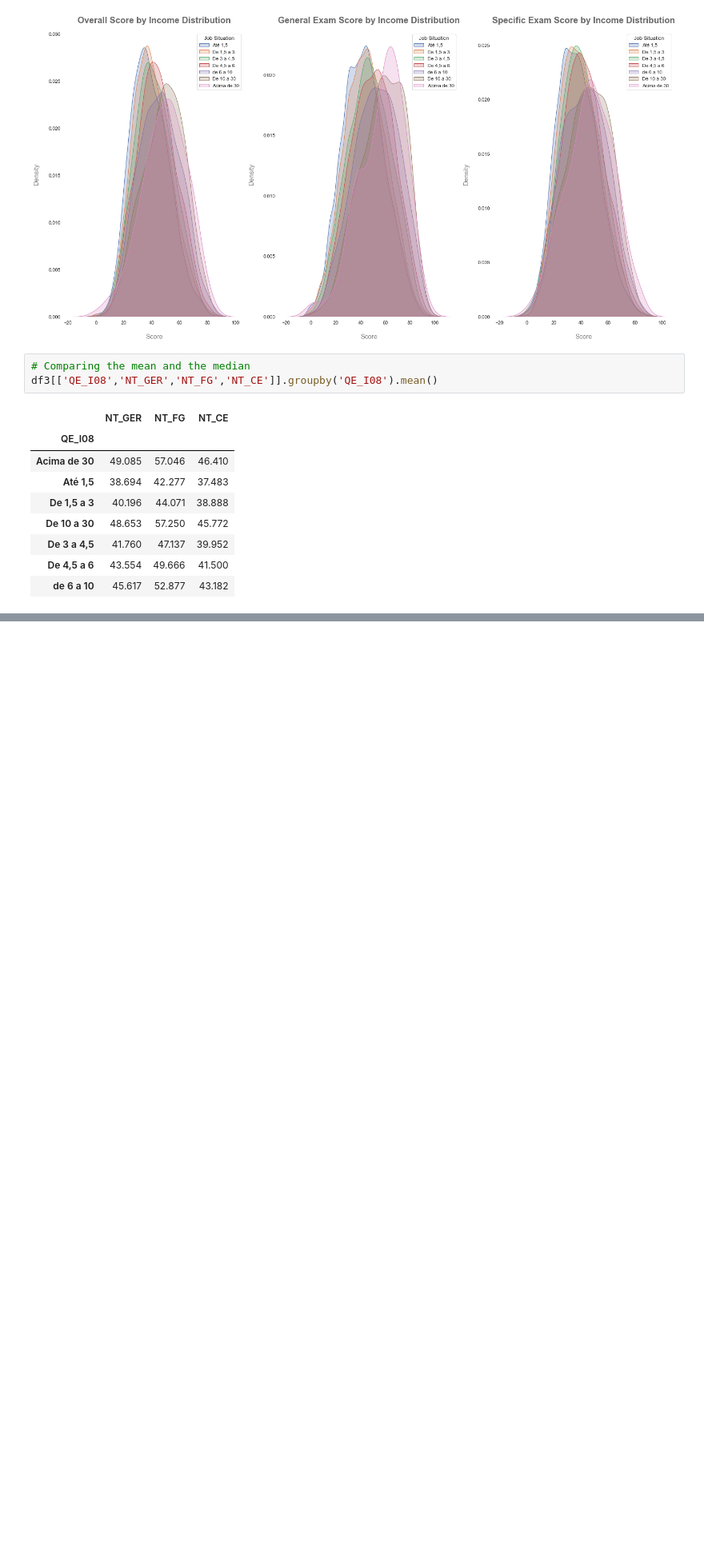
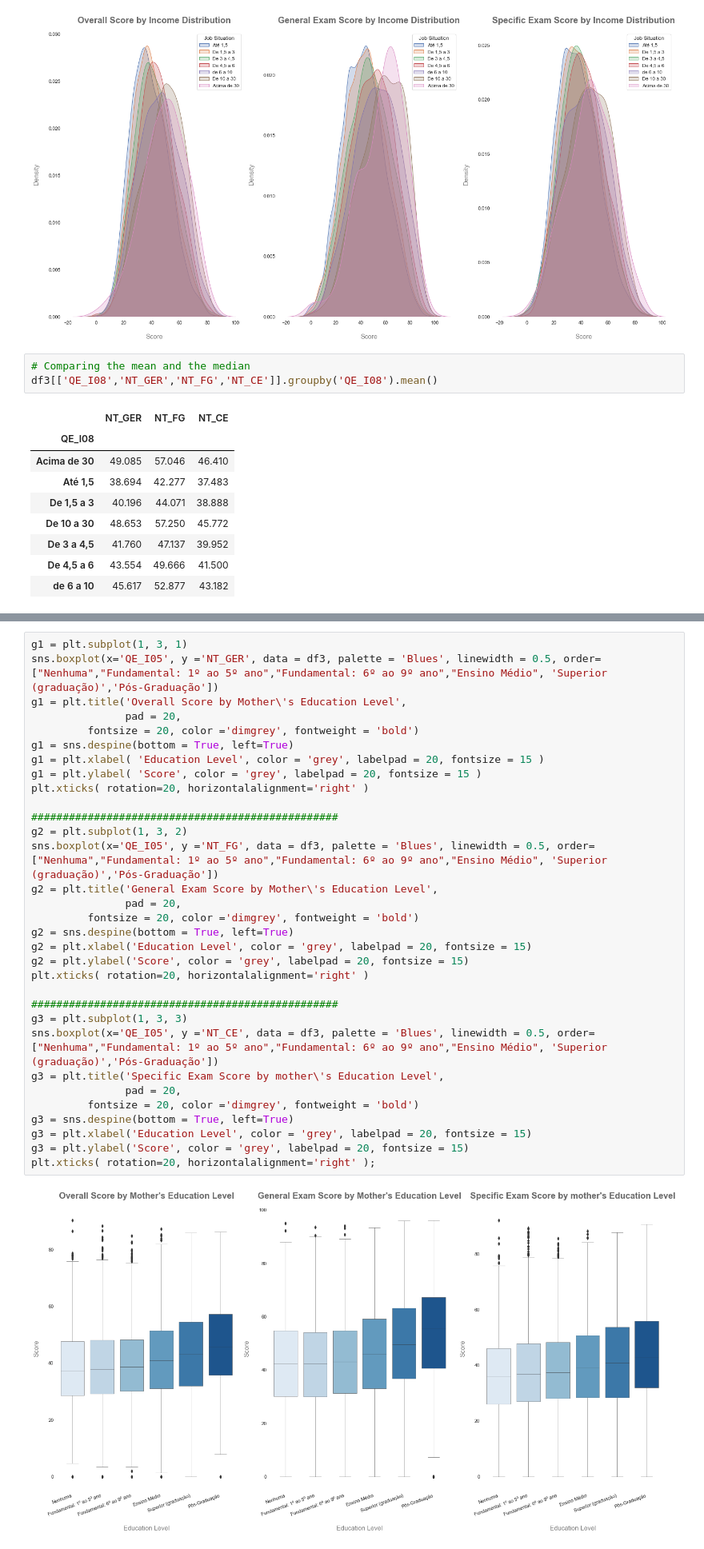
Before and after one commit to KattsonBastos/bahia_enade18_analysis, a Jupyter notebook: notebooks/v01_enade18.ipynb, the cells around one changed output, grey strips where cells are left out. Shown at 80% size. Saved outputs shown, nothing was run; the diff lists cells and outputs as text; blank space fills up the shorter version.

```diff
--- a/notebooks/v01_enade18.ipynb
+++ b/notebooks/v01_enade18.ipynb
@@ -1185,0 +1236,34 @@ df3[['QE_I08','NT_GER','NT_FG','NT_CE']].groupby('QE_I08').mean()
+# %%
+g1 = plt.subplot(1, 3, 1)
+sns.boxplot(x='QE_I05', y ='NT_GER', data = df3, palette = 'Blues', linewidth = 0.5, order=["Nenhuma","Fundamental: 1º ao 5º ano","Fundamental: 6º ao 9º ano","Ensino Médio", 'Superior (graduação)','Pós-Graduação'])
+g1 = plt.title('Overall Score by Mother\'s Education Level',
+               pad = 20,
+         fontsize = 20, color ='dimgrey', fontweight = 'bold')
+g1 = sns.despine(bottom = True, left=True)
+g1 = plt.xlabel( 'Education Level', color = 'grey', labelpad = 20, fontsize = 15 )
+g1 = plt.ylabel( 'Score', color = 'grey', labelpad = 20, fontsize = 15 )
+plt.xticks( rotation=20, horizontalalignment='right' )
+
+#################################################
+g2 = plt.subplot(1, 3, 2)
+sns.boxplot(x='QE_I05', y ='NT_FG', data = df3, palette = 'Blues', linewidth = 0.5, order=["Nenhuma","Fundamental: 1º ao 5º ano","Fundamental: 6º ao 9º ano","Ensino Médio", 'Superior (graduação)','Pós-Graduação'])
+g2 = plt.title('General Exam Score by Mother\'s Education Level',
+               pad = 20,
+         fontsize = 20, color ='dimgrey', fontweight = 'bold')
+g2 = sns.despine(bottom = True, left=True)
+g2 = plt.xlabel('Education Level', color = 'grey', labelpad = 20, fontsize = 15)
+g2 = plt.ylabel('Score', color = 'grey', labelpad = 20, fontsize = 15)
+plt.xticks( rotation=20, horizontalalignment='right' )
+
+#################################################
+g3 = plt.subplot(1, 3, 3)
+sns.boxplot(x='QE_I05', y ='NT_CE', data = df3, palette = 'Blues', linewidth = 0.5, order=["Nenhuma","Fundamental: 1º ao 5º ano","Fundamental: 6º ao 9º ano","Ensino Médio", 'Superior (graduação)','Pós-Graduação'])
+g3 = plt.title('Specific Exam Score by mother\'s Education Level',
+               pad = 20,
+         fontsize = 20, color ='dimgrey', fontweight = 'bold')
+g3 = sns.despine(bottom = True, left=True)
+g3 = plt.xlabel('Education Level', color = 'grey', labelpad = 20, fontsize = 15)
+g3 = plt.ylabel('Score', color = 'grey', labelpad = 20, fontsize = 15)
+plt.xticks( rotation=20, horizontalalignment='right' );
+# %% [output]
+[figure, added]
```
Also changed, not shown: parts of 6 cells of this notebook.
